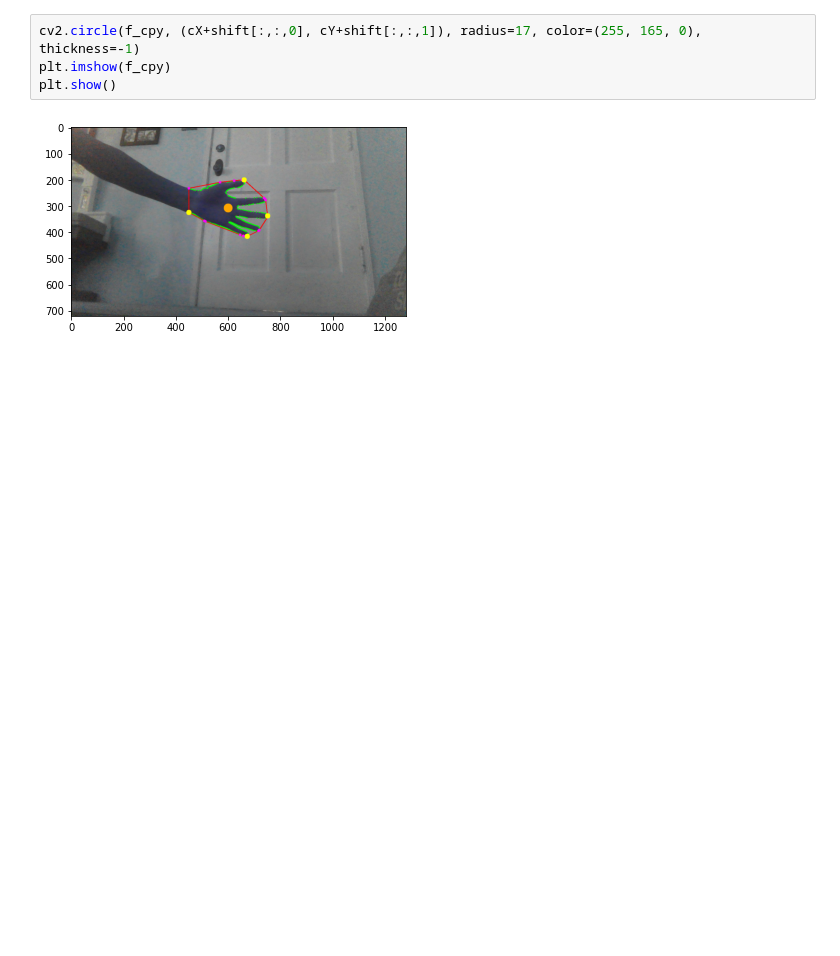
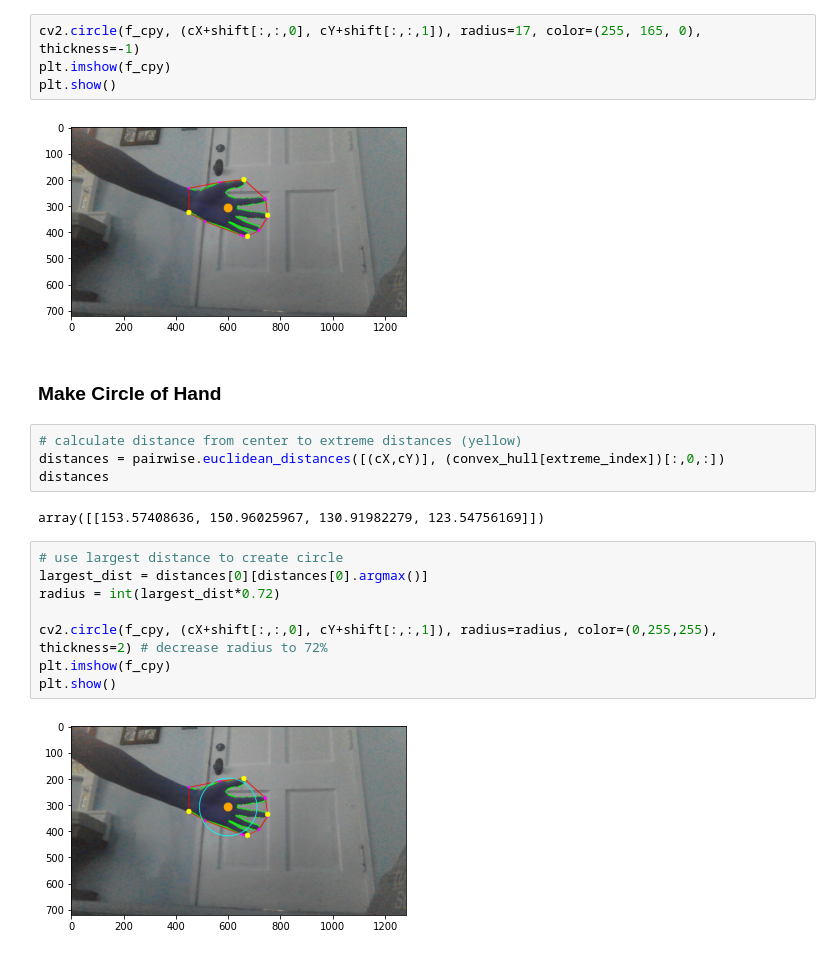
Before and after one commit to roostingcat/gesture_recog, a Jupyter notebook: dummy.ipynb, the cells around one changed output. Drawn from its saved outputs; the diff is of its cells as text; blank space fills up the shorter version.

```diff
--- a/dummy.ipynb
+++ b/dummy.ipynb
@@ -170,3 +175,21 @@ plt.imshow(f_cpy)
 plt.show()
 # %% [output]
 [figure]
+# %% [markdown]
+### Make Circle of Hand
+# %%
+# calculate distance from center to extreme distances (yellow)
+distances = pairwise.euclidean_distances([(cX,cY)], (convex_hull[extreme_index])[:,0,:])
+distances
+# %% [output]
+array([[153.57408636, 150.96025967, 130.91982279, 123.54756169]])
+# %%
+# use largest distance to create circle
+largest_dist = distances[0][distances[0].argmax()]
+radius = int(largest_dist*0.72)
+
+cv2.circle(f_cpy, (cX+shift[:,:,0], cY+shift[:,:,1]), radius=radius, color=(0,255,255), thickness=2) # decrease radius to 72%
+plt.imshow(f_cpy)
+plt.show()
+# %% [output]
+[figure, added]
```
Also changed, not shown: parts of 11 cells of this notebook.
